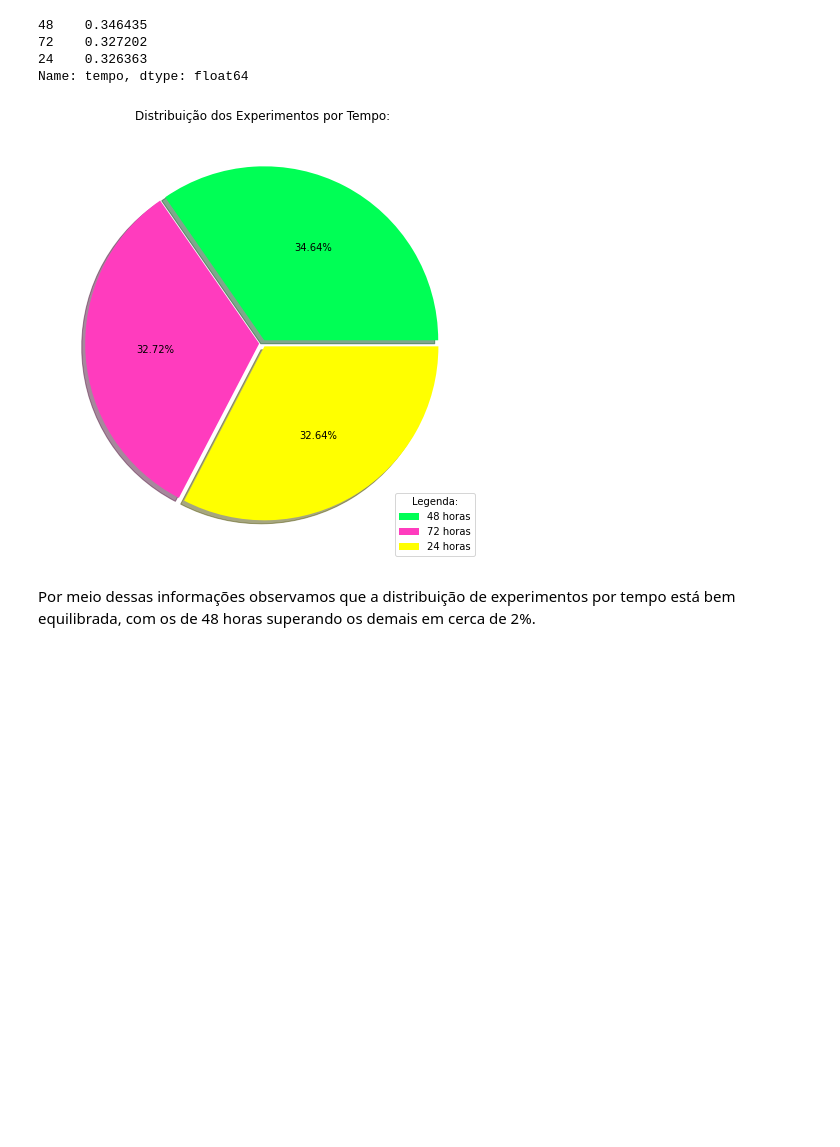
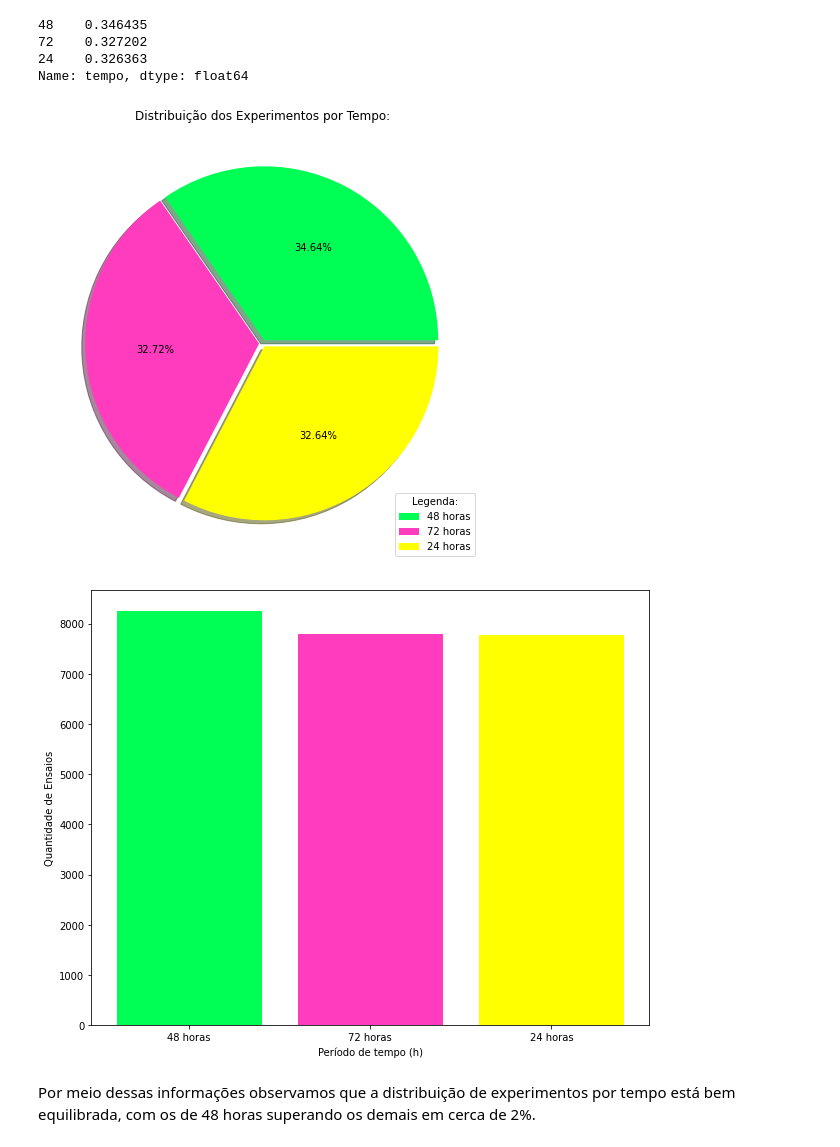
Before and after one commit to De4lerr/Imersao_de_Dados_3, a Jupyter notebook: Atividade_1_Análise_de_Fármacos_Usando_Pandas.ipynb, the cells around one changed output. Cells and saved outputs as stored; diff of their text form; code cells hidden in the pictures; blank space fills up the shorter version.

```diff
--- a/Atividade_1_Análise_de_Fármacos_Usando_Pandas.ipynb
+++ b/Atividade_1_Análise_de_Fármacos_Usando_Pandas.ipynb
@@ -87,6 +87,7 @@ Podemos então chegar à conclusão, por raciocínio lógico, que como o experim
 **Realizando o mesmo agora para as demais colunas:**
 # %%
 #Para a coluna de tempo
+temp = dados['tempo'].value_counts()
 tempo = dados['tempo'].value_counts(normalize = True)
 tempo
 # %% [output]
@@ -96,14 +97,23 @@ tempo
 Name: tempo, dtype: float64
 # %%
 fig2, graf2 = plt.subplots(figsize=(10, 8));
+fig3, graf3 = plt.subplots(figsize=(10, 8));
+y_pos = np.arange(3)
+
 graf2.pie(tempo, shadow = True, autopct='%1.2f%%', startangle=0, colors=(verde, rose, dourado), explode = (0.02, 0.02, 0.02));
+graf3.bar(y_pos, temp, align='center', color=(verde, rose, dourado), label=('48 horas', '72 horas', '24 horas'))
 
 #Plotando o gráfico e legenda:
 graf2.patch.set_alpha(1)
-graf2.set_title('Distribuição dos Experimentos por Tempo:');
+graf2.set_title('Distribuição dos Experimentos por Tempo:')
 graf2.legend(('48 horas', '72 horas', '24 horas'),  loc="lower right", title = 'Legenda:');
+
+plt.xticks(y_pos, ('48 horas', '72 horas', '24 horas'))
+plt.xlabel('Período de tempo (h)')
+plt.ylabel('Quantidade de Ensaios');
 # %% [output]
 [figure]
+[figure, added]
 # %% [markdown]
 Por meio dessas informações observamos que a distribuição de experimentos por tempo está bem equilibrada, com os de 48 horas superando os demais em cerca de 2%.
 # %%
```
Also changed, not shown: parts of 3 cells of this notebook.
